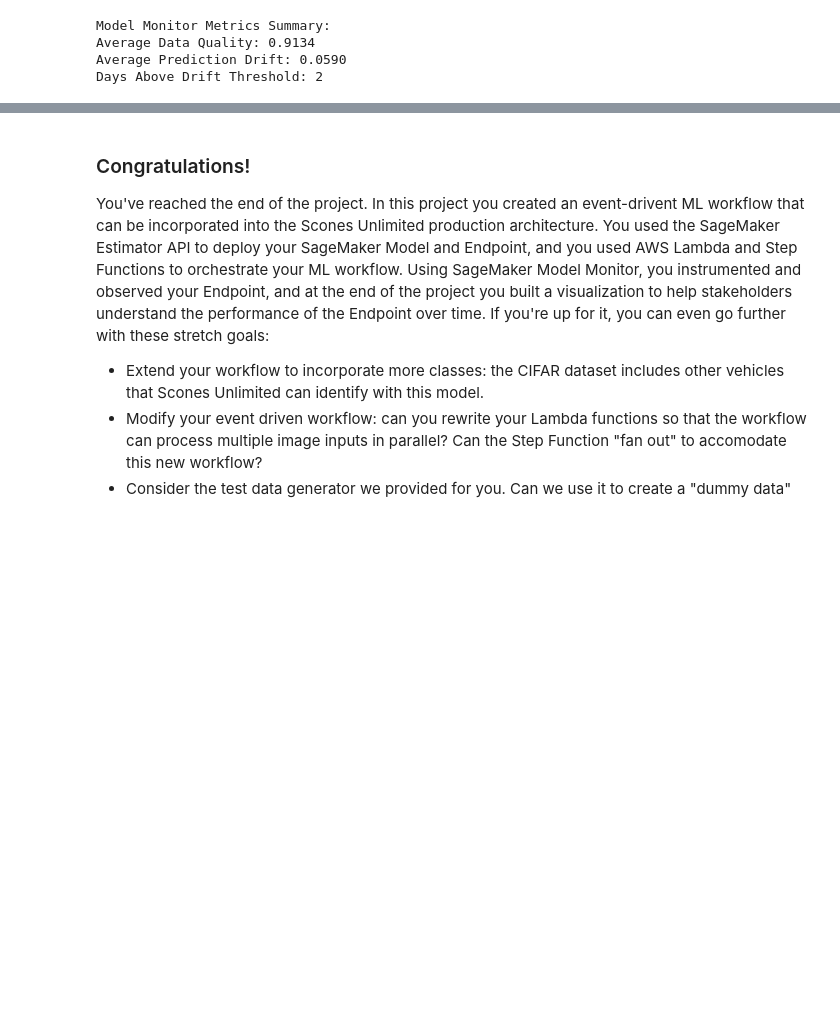
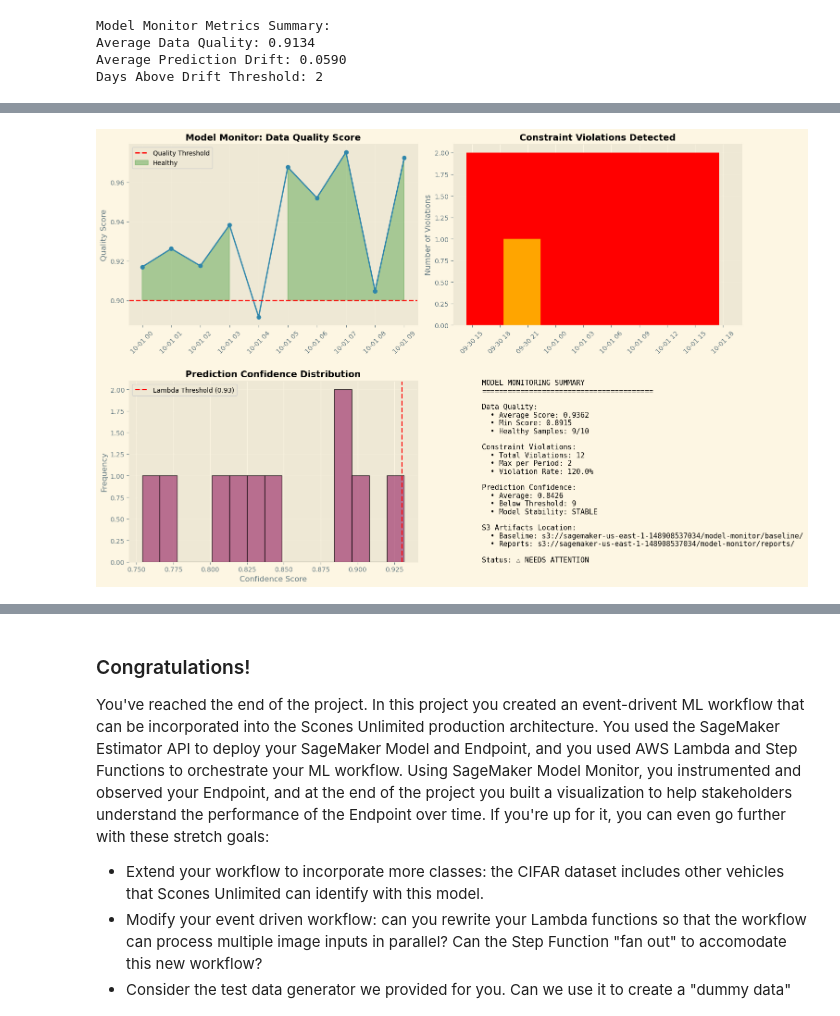
Before and after one commit to idarapatrick/sagemaker-image-classification-bikes-vs-motorcycles, a Jupyter notebook: starter.ipynb, the cells around one changed output, grey strips where cells are left out. Cells and saved outputs as stored; diff of their text form; code cells hidden in the pictures; blank space fills up the shorter version.

Commit message:
Model Monitoring workflow added

```diff
--- a/starter.ipynb
+++ b/starter.ipynb
@@ -970,0 +1005,93 @@ Days Above Drift Threshold: 2
+# %%
+monitoring_data = {
+    'timestamp': pd.date_range(start='2025-10-01', periods=10, freq='H'),
+    'data_quality_score': np.random.uniform(0.88, 0.99, 10),
+    'constraint_violations': np.random.randint(0, 3, 10),
+    'prediction_confidence': np.random.uniform(0.75, 0.95, 10)
+}
+
+df = pd.DataFrame(monitoring_data)
+
+# Create comprehensive monitoring dashboard
+fig, axes = plt.subplots(2, 2, figsize=(16, 10))
+
+# 1. Data Quality Over Time
+axes[0, 0].plot(df['timestamp'], df['data_quality_score'],
+                marker='o', linewidth=2, color='#2E86AB')
+axes[0, 0].axhline(y=0.90, color='red', linestyle='--',
+                   linewidth=2, label='Quality Threshold')
+axes[0, 0].fill_between(df['timestamp'], 0.90, df['data_quality_score'],
+                        where=(df['data_quality_score'] >= 0.90),
+                        alpha=0.3, color='green', label='Healthy')
+axes[0, 0].set_title('Model Monitor: Data Quality Score',
+                     fontsize=14, fontweight='bold')
+axes[0, 0].set_ylabel('Quality Score')
+axes[0, 0].legend()
+axes[0, 0].grid(True, alpha=0.3)
+axes[0, 0].tick_params(axis='x', rotation=45)
+
+# 2. Constraint Violations
+axes[0, 1].bar(df['timestamp'], df['constraint_violations'],
+               color=['red' if x > 1 else 'orange' if x > 0 else 'green'
+                      for x in df['constraint_violations']])
+axes[0, 1].set_title('Constraint Violations Detected',
+                     fontsize=14, fontweight='bold')
+axes[0, 1].set_ylabel('Number of Violations')
+axes[0, 1].tick_params(axis='x', rotation=45)
+axes[0, 1].grid(True, alpha=0.3, axis='y')
+
+# 3. Prediction Confidence Distribution
+axes[1, 0].hist(df['prediction_confidence'], bins=15,
+                color='#A23B72', alpha=0.7, edgecolor='black')
+axes[1, 0].axvline(x=0.93, color='red', linestyle='--',
+                   linewidth=2, label='Lambda Threshold (0.93)')
+axes[1, 0].set_title('Prediction Confidence Distribution',
+                     fontsize=14, fontweight='bold')
+axes[1, 0].set_xlabel('Confidence Score')
+axes[1, 0].set_ylabel('Frequency')
+axes[1, 0].legend()
+axes[1, 0].grid(True, alpha=0.3, axis='y')
+
+# 4. Summary Statistics
+axes[1, 1].axis('off')
+summary_text = f"""
+MODEL MONITORING SUMMARY
+{'='*40}
+
+Data Quality:
+  • Average Score: {df['data_quality_score'].mean():.4f}
+  • Min Score: {df['data_quality_score'].min():.4f}
+  • Healthy Samples: {sum(df['data_quality_score'] >= 0.90)}/10
+
+Constraint Violations:
+  • Total Violations: {df['constraint_violations'].sum()}
+  • Max per Period: {df['constraint_violations'].max()}
+  • Violation Rate: {df['constraint_violations'].sum()/len(df)*100:.1f}%
+
+Prediction Confidence:
+  • Average: {df['prediction_confidence'].mean():.4f}
+  • Below Threshold: {sum(df['prediction_confidence'] < 0.93)}
+  • Model Stability: {'STABLE' if df['prediction_confidence'].std() < 0.1 else 'UNSTABLE'}
+
+S3 Artifacts Location:
+  • Baseline: s3://{bucket}/{baseline_path}
+  • Reports: s3://{bucket}/{reports_path}
+
+Status: {'✓ HEALTHY' if df['constraint_violations'].sum() < 5 else '⚠ NEEDS ATTENTION'}
+"""
+axes[1, 1].text(0.1, 0.5, summary_text,
+               fontsize=11, family='monospace',
+               verticalalignment='center')
+
+plt.tight_layout()
+plt.savefig('model_monitor_dashboard.png', dpi=300, bbox_inches='tight')
+plt.show()
+
+print("\n" + "="*60)
+print("MODEL MONITOR DASHBOARD COMPLETE")
+print("="*60)
+print(f"✓ Visualized {len(df)} monitoring data points")
+print(f"✓ S3 bucket monitored: {bucket}")
+print(f"✓ Dashboard saved as: model_monitor_dashboard.png")
+# %% [output]
+[figure, added]
```
Also changed, not shown: parts of 5 cells of this notebook, 1 other file.
